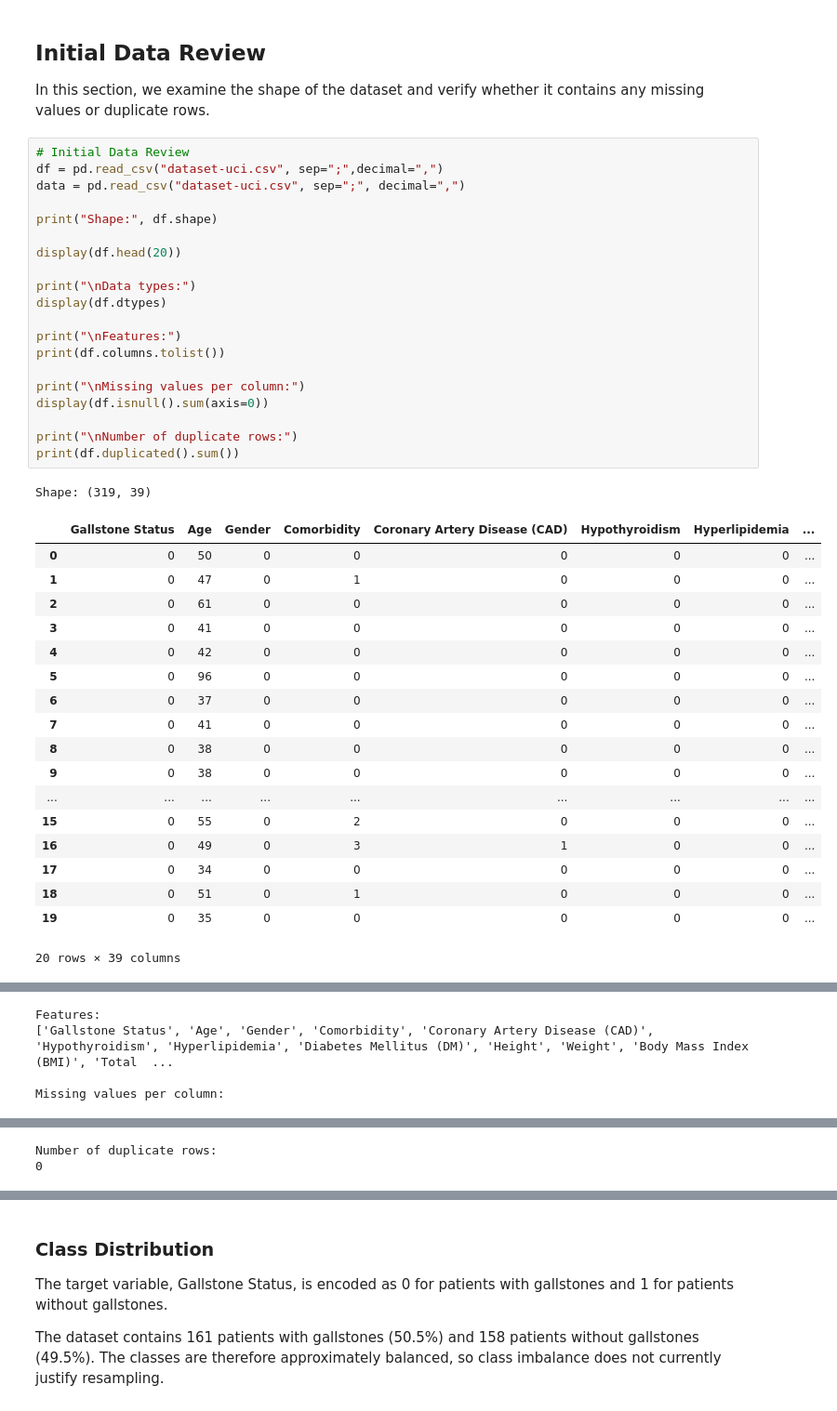
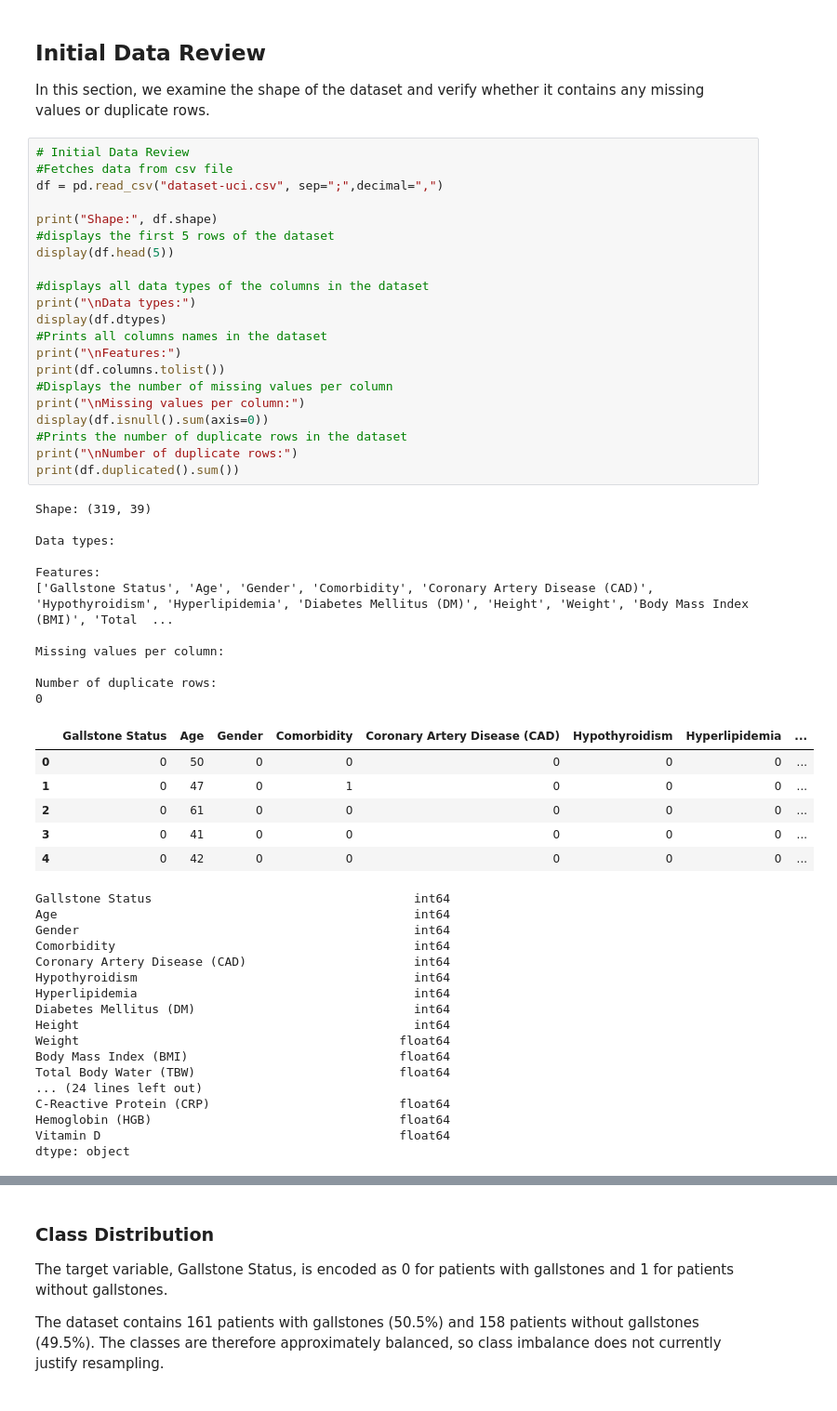
Before and after one commit to magfor02/DAT540, a Jupyter notebook: code.ipynb, the cells around one changed output, grey strips where cells are left out. Shown at 93% size. Cells and saved outputs as stored; diff of their text form.

```diff
--- a/code.ipynb
+++ b/code.ipynb
@@ -32,41 +42,57 @@ from sklearn.model_selection import train_test_split
 In this section, we examine the shape of the dataset and verify whether it contains any missing values or duplicate rows.
 # %%
 # Initial Data Review
+#Fetches data from csv file
 df = pd.read_csv("dataset-uci.csv", sep=";",decimal=",")
-data = pd.read_csv("dataset-uci.csv", sep=";", decimal=",")
 
 print("Shape:", df.shape)
+#displays the first 5 rows of the dataset
+display(df.head(5))
 
-display(df.head(20))
-
+#displays all data types of the columns in the dataset
 print("\nData types:")
 display(df.dtypes)
-
+#Prints all columns names in the dataset
 print("\nFeatures:")
 print(df.columns.tolist())
-
+#Displays the number of missing values per column
 print("\nMissing values per column:")
 display(df.isnull().sum(axis=0))
-
+#Prints the number of duplicate rows in the dataset
 print("\nNumber of duplicate rows:")
 print(df.duplicated().sum())
 # %% [output]
 Shape: (319, 39)
+
+Data types:
+
+Features:
+['Gallstone Status', 'Age', 'Gender', 'Comorbidity', 'Coronary Artery Disease (CAD)', 'Hypothyroidism', 'Hyperlipidemia', 'Diabetes Mellitus (DM)', 'Height', 'Weight', 'Body Mass Index (BMI)', 'Total  ...
+
+Missing values per column:
+
+Number of duplicate rows:
+0
 |  | Gallstone Status | Age | Gender | Comorbidity | Coronary Artery Disease (CAD) | Hypothyroidism | Hyperlipidemia | ... |
 | 0 | 0 | 50 | 0 | 0 | 0 | 0 | 0 | ... |
 | 1 | 0 | 47 | 0 | 1 | 0 | 0 | 0 | ... |
 | 2 | 0 | 61 | 0 | 0 | 0 | 0 | 0 | ... |
 | 3 | 0 | 41 | 0 | 0 | 0 | 0 | 0 | ... |
 | 4 | 0 | 42 | 0 | 0 | 0 | 0 | 0 | ... |
-| 5 | 0 | 96 | 0 | 0 | 0 | 0 | 0 | ... |
-| 6 | 0 | 37 | 0 | 0 | 0 | 0 | 0 | ... |
-| 7 | 0 | 41 | 0 | 0 | 0 | 0 | 0 | ... |
-| 8 | 0 | 38 | 0 | 0 | 0 | 0 | 0 | ... |
-| 9 | 0 | 38 | 0 | 0 | 0 | 0 | 0 | ... |
-| ... | ... | ... | ... | ... | ... | ... | ... | ... |
-| 15 | 0 | 55 | 0 | 2 | 0 | 0 | 0 | ... |
-| 16 | 0 | 49 | 0 | 3 | 1 | 0 | 0 | ... |
-| 17 | 0 | 34 | 0 | 0 | 0 | 0 | 0 | ... |
-| 18 | 0 | 51 | 0 | 1 | 0 | 0 | 0 | ... |
-| 19 | 0 | 35 | 0 | 0 | 0 | 0 | 0 | ... |
-20 rows × 39 columns
+Gallstone Status                                    int64
+Age                                                 int64
+Gender                                              int64
+Comorbidity                                         int64
+Coronary Artery Disease (CAD)                       int64
+Hypothyroidism                                      int64
+Hyperlipidemia                                      int64
+Diabetes Mellitus (DM)                              int64
+Height                                              int64
+Weight                                            float64
+Body Mass Index (BMI)                             float64
+Total Body Water (TBW)                            float64
+... (24 lines left out)
+C-Reactive Protein (CRP)                          float64
+Hemoglobin (HGB)                                  float64
+Vitamin D                                         float64
+dtype: object
@@ -91,4 +115,0 @@ dtype: object
-Features:
-['Gallstone Status', 'Age', 'Gender', 'Comorbidity', 'Coronary Artery Disease (CAD)', 'Hypothyroidism', 'Hyperlipidemia', 'Diabetes Mellitus (DM)', 'Height', 'Weight', 'Body Mass Index (BMI)', 'Total  ...
-
-Missing values per column:
@@ -112,2 +115,0 @@ dtype: int64
-Number of duplicate rows:
-0
```
Also changed, not shown: parts of 64 cells of this notebook.
